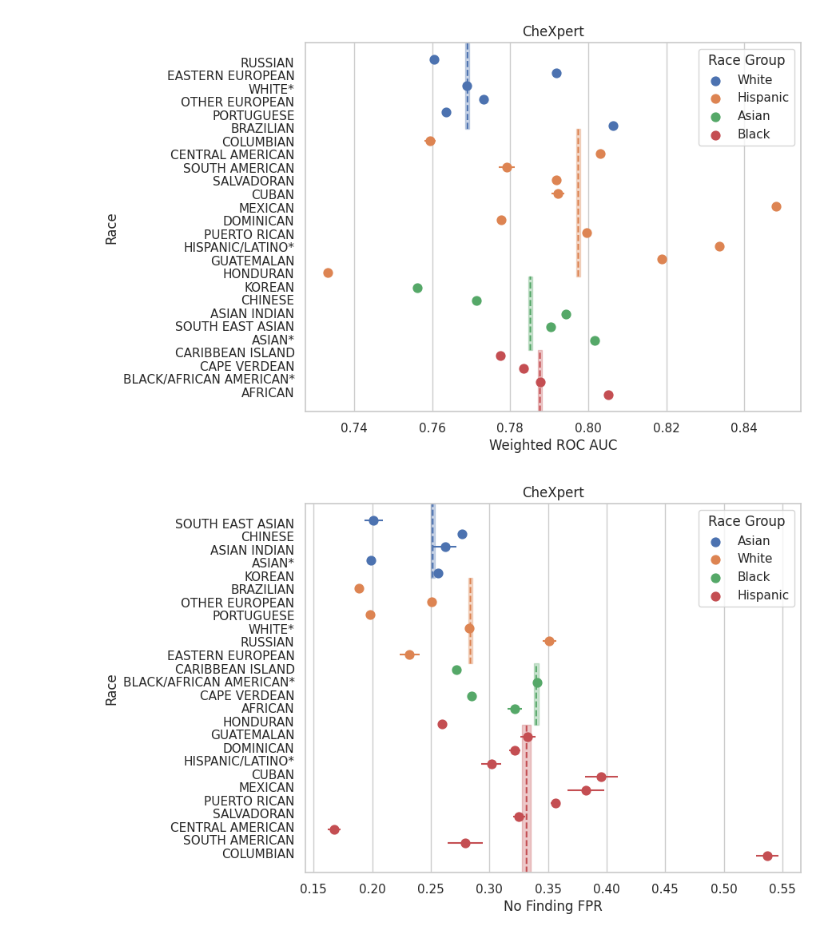
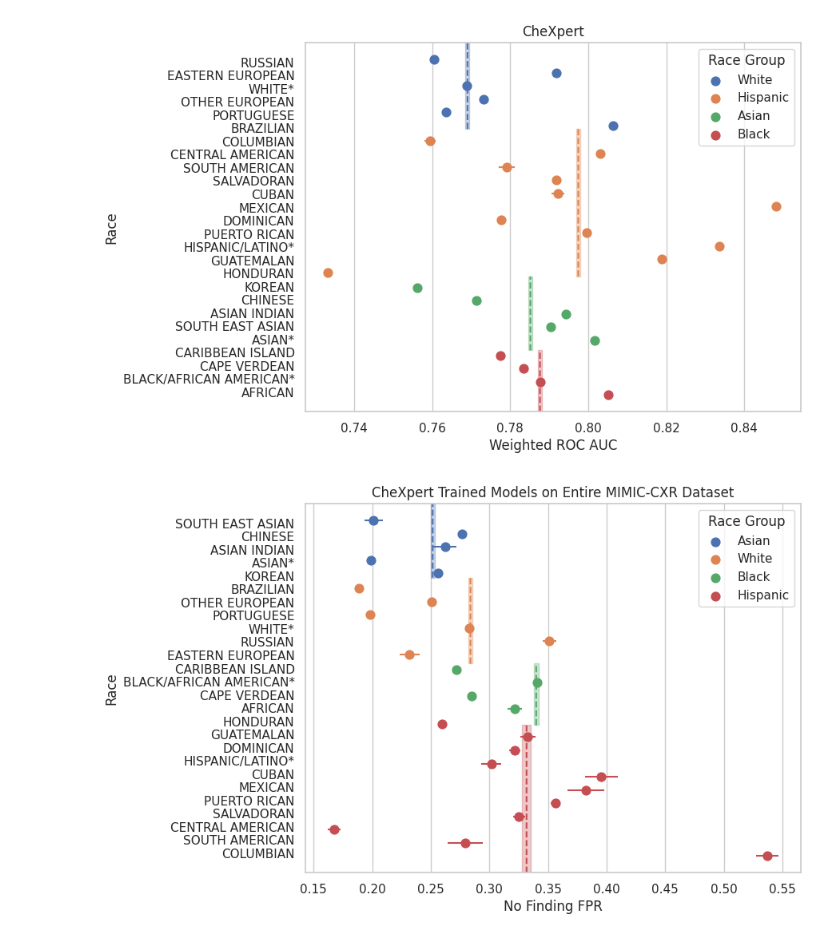
Before and after one commit to pree1199/GranularDisparitiesCXR, a Jupyter notebook: granular_analysis/chexpert_final.ipynb, the cells around one changed output. Drawn from its saved outputs; the diff is of its cells as text; code cells hidden in the pictures.

Commit message:
Figure Titles Updates

```diff
--- a/granular_analysis/chexpert_final.ipynb
+++ b/granular_analysis/chexpert_final.ipynb
@@ -490,32 +490,32 @@ var_df3['granular_race'] = pd.Categorical(
 var_df3 = var_df3.sort_values('granular_race')
 df_lower_ci2 = df_lower_ci2.reindex(var_df3.index)
 df_upper_ci2 = df_upper_ci2.reindex(var_df3.index)
 
 ax = sns.pointplot(x=var, y='Race', hue='Race Group', data=var_df3,
               dodge=0.4, join=False, hue_order=group_order)
 
 x_coords = []
 y_coords = []
 for point_pair in ax.collections:
     for x, y in point_pair.get_offsets():
         x_coords.append(x)
         y_coords.append(y)
 
 indices = [x_coords.index(item) for item in x_coords if  item>=0]
 x_coords = [x_coords[i] for i in indices]
 y_coords = [y_coords[i] for i in indices]
 
 plt.errorbar(x=x_coords[0:5], y = y_coords[0:5], xerr=((var_df3[var][0:5] - df_lower_ci2[var][0:5]), (df_upper_ci2[var][0:5] - var_df3[var][0:5])), fmt='None', color= sns.color_palette(palette = None, n_colors = 4)[0], zorder = 4)
 plt.errorbar(x=x_coords[6:11], y = y_coords[6:11], xerr=((var_df3[var][6:11] - df_lower_ci2[var][6:11]), (df_upper_ci2[var][6:11] - var_df3[var][6:11])), fmt='None', color= sns.color_palette(palette = None, n_colors = 4)[1], zorder = 4)
 plt.errorbar(x=x_coords[12:15], y = y_coords[12:15], xerr=((var_df3[var][12:15] - df_lower_ci2[var][12:15]), (df_upper_ci2[var][12:15] - var_df3[var][12:15])), fmt='None', color= sns.color_palette(palette = None, n_colors = 4)[2], zorder = 4)
 plt.errorbar(x=x_coords[16:27], y = y_coords[16:27], xerr=((var_df3[var][16:27] - df_lower_ci2[var][16:27]), (df_upper_ci2[var][16:27] - var_df3[var][16:27])), fmt='None', color= sns.color_palette(palette = None, n_colors = 4)[3], zorder = 4)
 
 
 # Set plot title and labels
-plt.title('CheXpert')
+plt.title('CheXpert Trained Models on Entire MIMIC-CXR Dataset')
 plt.xlabel(var)
 plt.ylabel('Race')
 # Show the plot
 plt.show()
 # %% [output]
-[figure, old version]
+[figure, new version]
```
Also changed, not shown: 1 other file.
